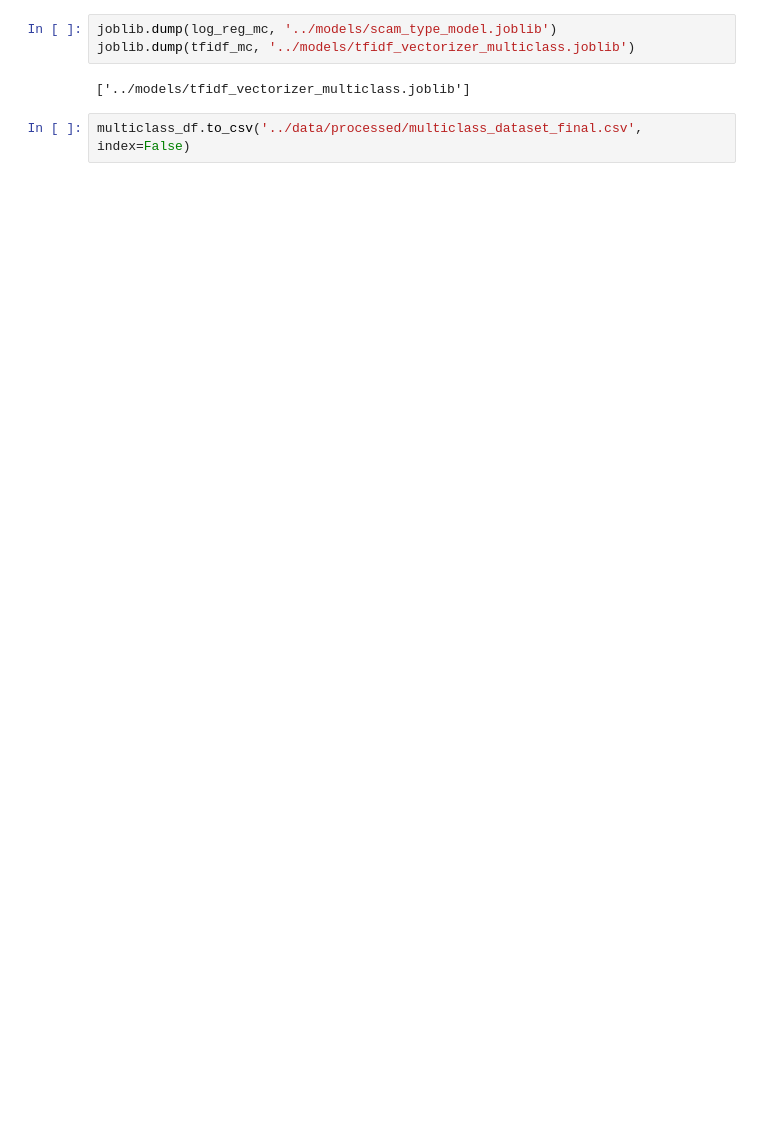
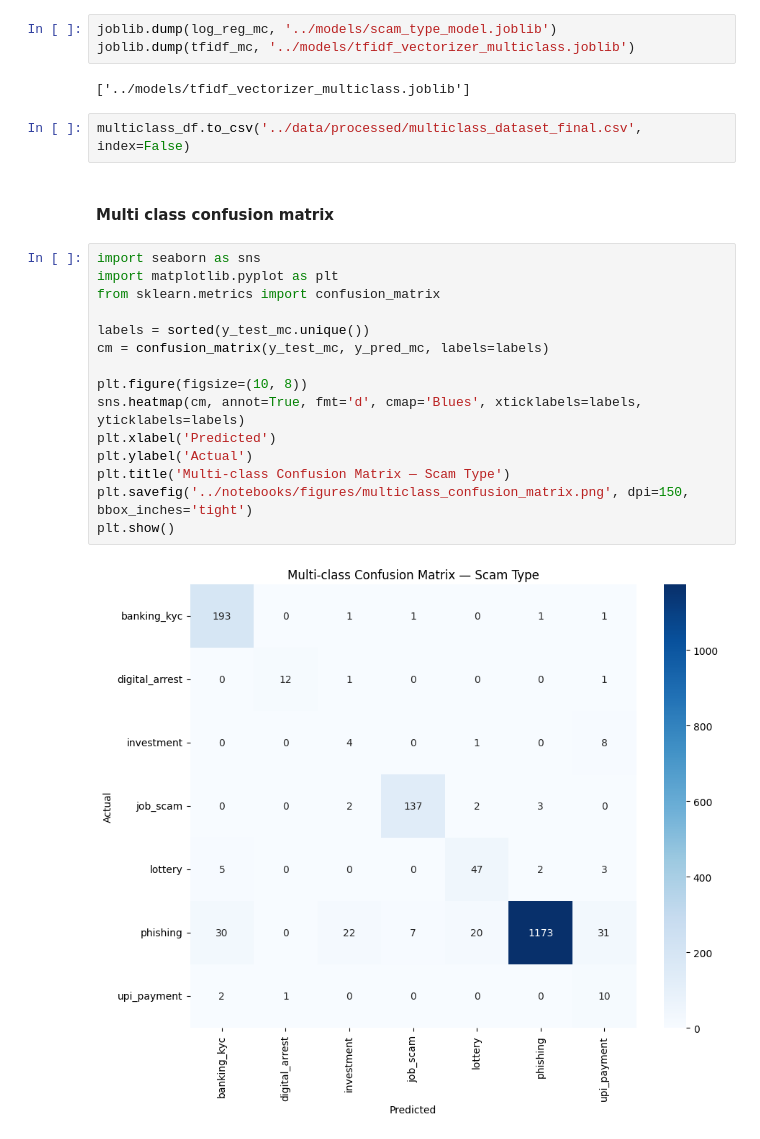
Before and after one commit to harsa4333/AI-ScamShield, a Jupyter notebook: notebooks/04_modeling.ipynb, the cells around one changed output. Cells and saved outputs as stored; diff of their text form; blank space fills up the shorter version.

Commit message:
Update model and confusion matrix for multiclass

```diff
--- a/notebooks/04_modeling.ipynb
+++ b/notebooks/04_modeling.ipynb
@@ -482,3 +482,22 @@ joblib.dump(tfidf_mc, '../models/tfidf_vectorizer_multiclass.joblib')
 ['../models/tfidf_vectorizer_multiclass.joblib']
 # %%
 multiclass_df.to_csv('../data/processed/multiclass_dataset_final.csv', index=False)
+# %% [markdown]
+#### Multi class confusion matrix ####
+# %%
+import seaborn as sns
+import matplotlib.pyplot as plt
+from sklearn.metrics import confusion_matrix
+
+labels = sorted(y_test_mc.unique())
+cm = confusion_matrix(y_test_mc, y_pred_mc, labels=labels)
+
+plt.figure(figsize=(10, 8))
+sns.heatmap(cm, annot=True, fmt='d', cmap='Blues', xticklabels=labels, yticklabels=labels)
+plt.xlabel('Predicted')
+plt.ylabel('Actual')
+plt.title('Multi-class Confusion Matrix — Scam Type')
+plt.savefig('../notebooks/figures/multiclass_confusion_matrix.png', dpi=150, bbox_inches='tight')
+plt.show()
+# %% [output]
+[figure, added]
```
Also changed, not shown: parts of 2 cells of this notebook, 1 other file.
